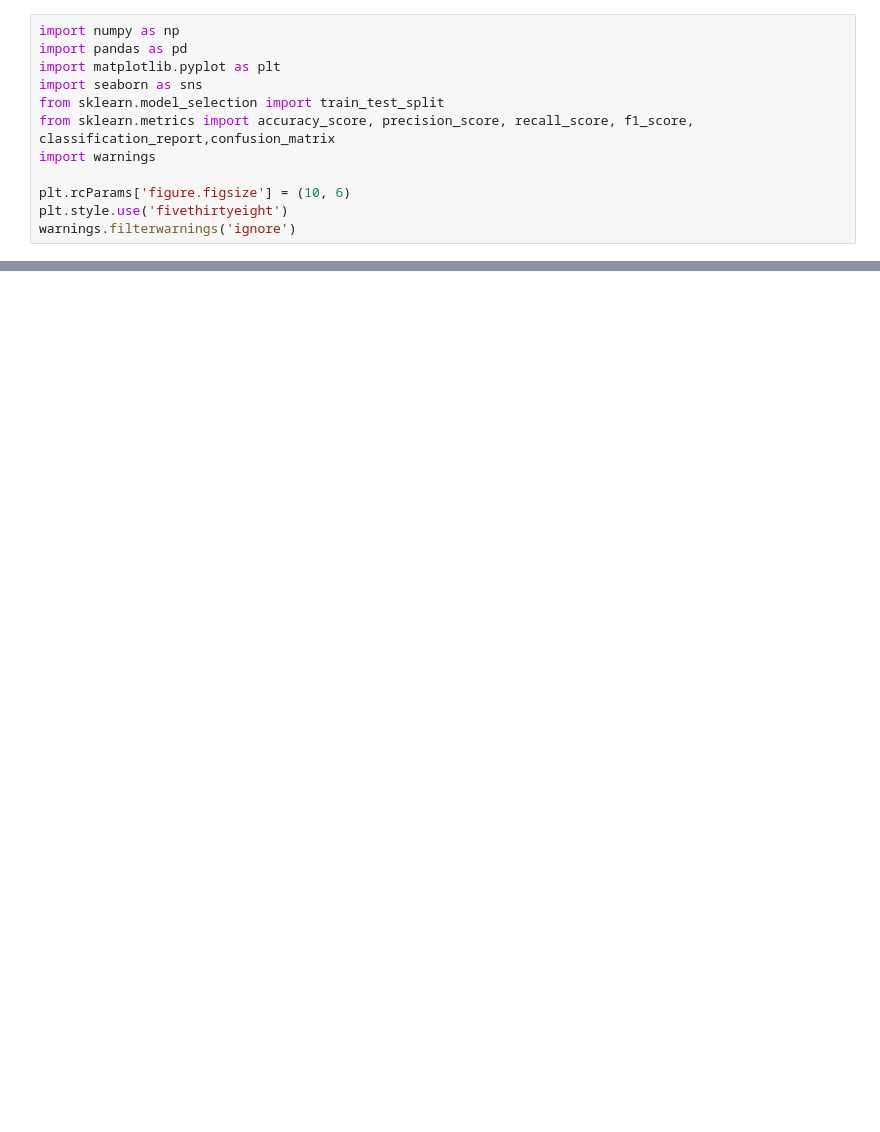
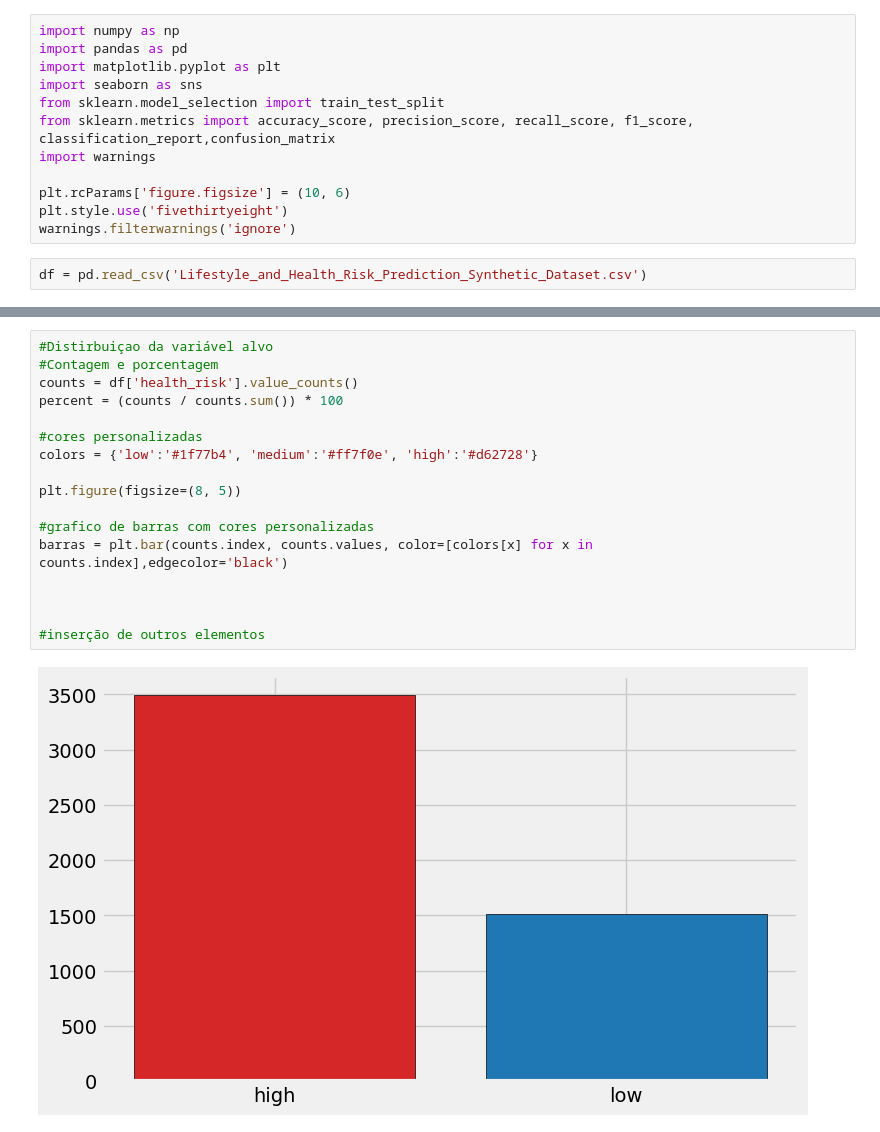
Before and after one commit to jpsvalentim/machine-learning-aplicado-a-saude, a Jupyter notebook: saude.ipynb, the cells around one changed output, grey strips where cells are left out. Saved outputs shown, nothing was run; the diff lists cells and outputs as text; blank space fills up the shorter version.

Commit message:
grafico em construção

```diff
--- a/saude.ipynb
+++ b/saude.ipynb
@@ -45,3 +46,5 @@ import warnings
 plt.rcParams['figure.figsize'] = (10, 6)
 plt.style.use('fivethirtyeight')
 warnings.filterwarnings('ignore')
+# %%
+df = pd.read_csv('Lifestyle_and_Health_Risk_Prediction_Synthetic_Dataset.csv')
@@ -47,0 +134,19 @@ warnings.filterwarnings('ignore')
+# %%
+#Distirbuiçao da variável alvo
+#Contagem e porcentagem
+counts = df['health_risk'].value_counts()
+percent = (counts / counts.sum()) * 100
+
+#cores personalizadas
+colors = {'low':'#1f77b4', 'medium':'#ff7f0e', 'high':'#d62728'}
+
+plt.figure(figsize=(8, 5))
+
+#grafico de barras com cores personalizadas
+barras = plt.bar(counts.index, counts.values, color=[colors[x] for x in counts.index],edgecolor='black')
+
+
+
+#inserção de outros elementos
+# %% [output]
+[figure, added]
```
Also changed, not shown: parts of 8 cells of this notebook.
